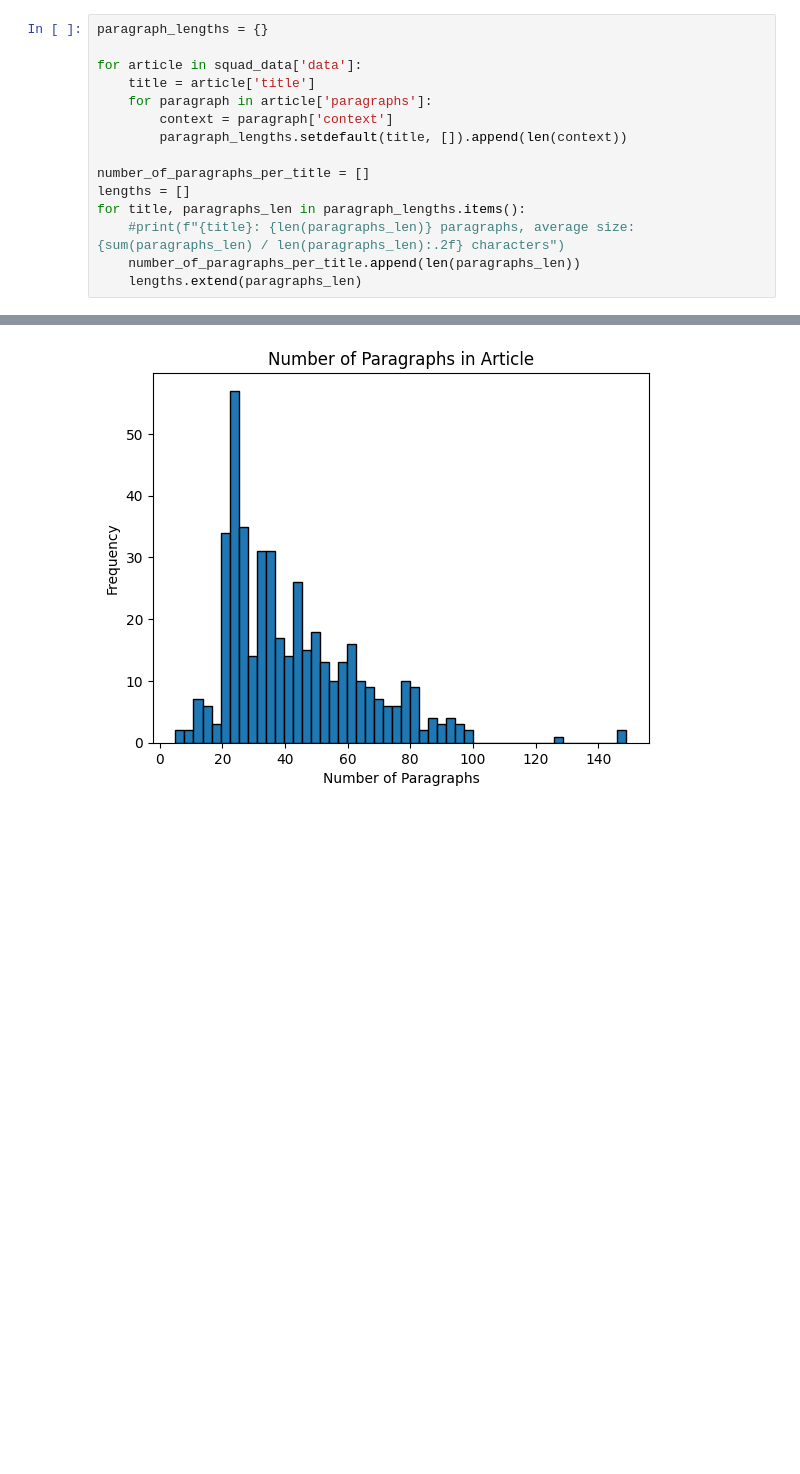
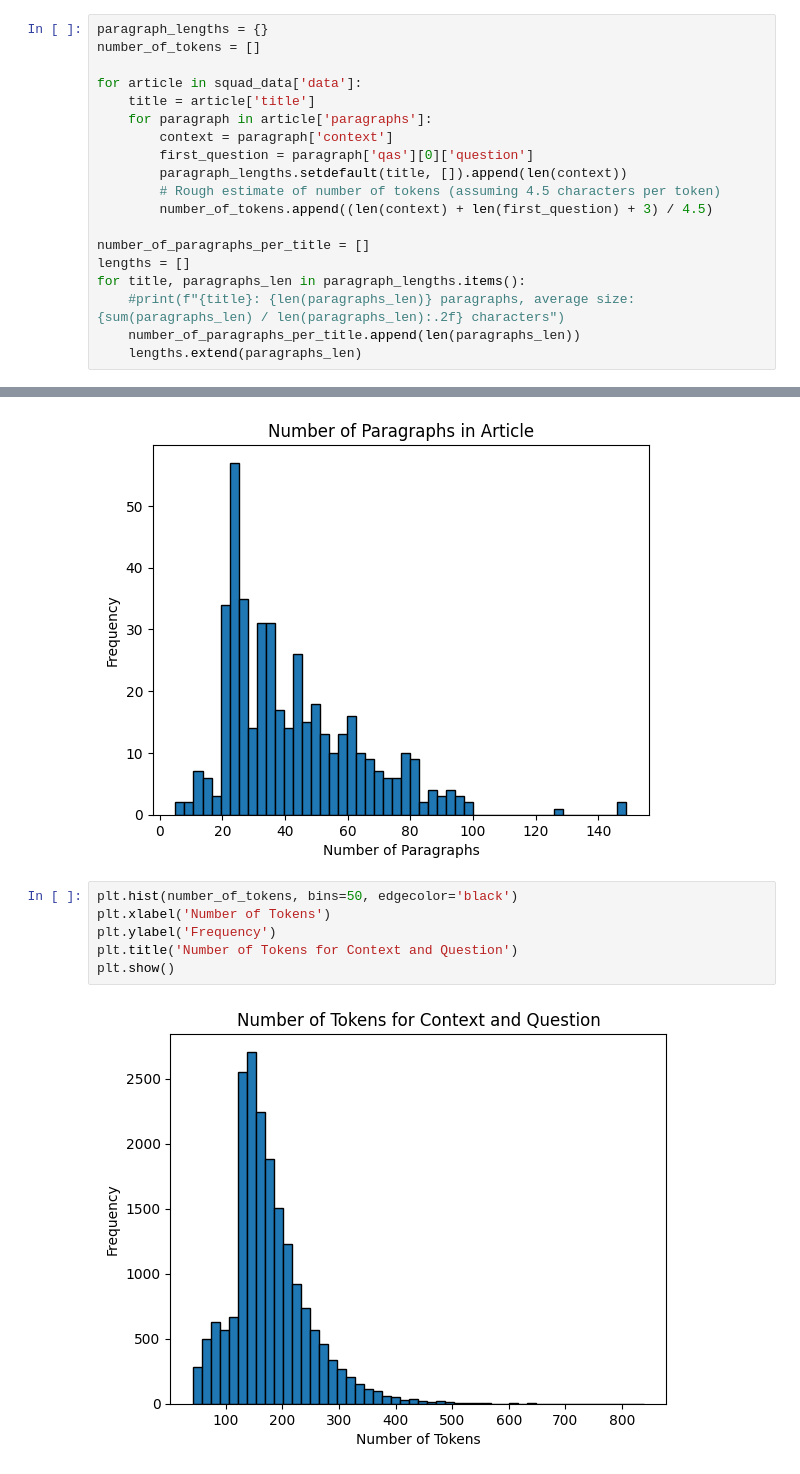
Before and after one commit to patrickamsler/doc-chat, a Jupyter notebook: api/notebooks/evaluation/squad_exploratory.ipynb, the cells around one changed output, grey strips where cells are left out. Cells and saved outputs as stored; diff of their text form; blank space fills up the shorter version.

```diff
--- a/api/notebooks/evaluation/squad_exploratory.ipynb
+++ b/api/notebooks/evaluation/squad_exploratory.ipynb
@@ -42,12 +42,16 @@ Answers: {'answer_start': 515, 'text': 'Saint Bernadette Soubirous'}
 Saint Bernadette Soubirous
 # %%
 paragraph_lengths = {}
+number_of_tokens = []
 
 for article in squad_data['data']:
     title = article['title']
     for paragraph in article['paragraphs']:
         context = paragraph['context']
+        first_question = paragraph['qas'][0]['question']
         paragraph_lengths.setdefault(title, []).append(len(context))
+        # Rough estimate of number of tokens (assuming 4.5 characters per token)
+        number_of_tokens.append((len(context) + len(first_question) + 3) / 4.5)
 
 number_of_paragraphs_per_title = []
 lengths = []
@@ -86,3 +90,11 @@ plt.title('Number of Paragraphs in Article')
 plt.show()
 # %% [output]
 [figure]
+# %%
+plt.hist(number_of_tokens, bins=50, edgecolor='black')
+plt.xlabel('Number of Tokens')
+plt.ylabel('Frequency')
+plt.title('Number of Tokens for Context and Question')
+plt.show()
+# %% [output]
+[figure, added]
```
Also changed, not shown: 5 other files.
